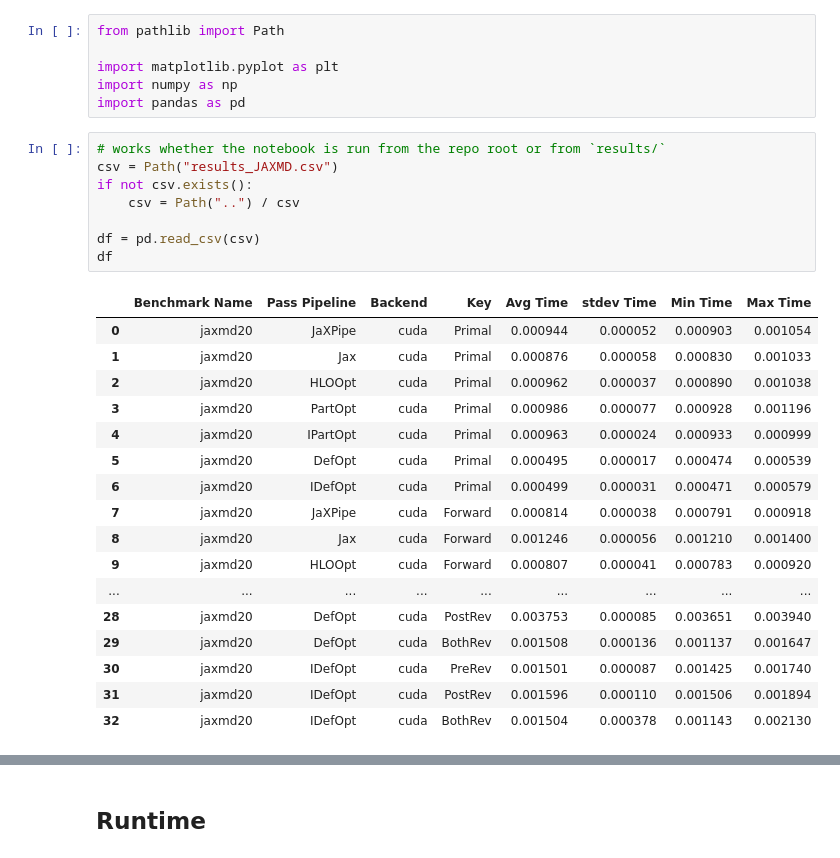
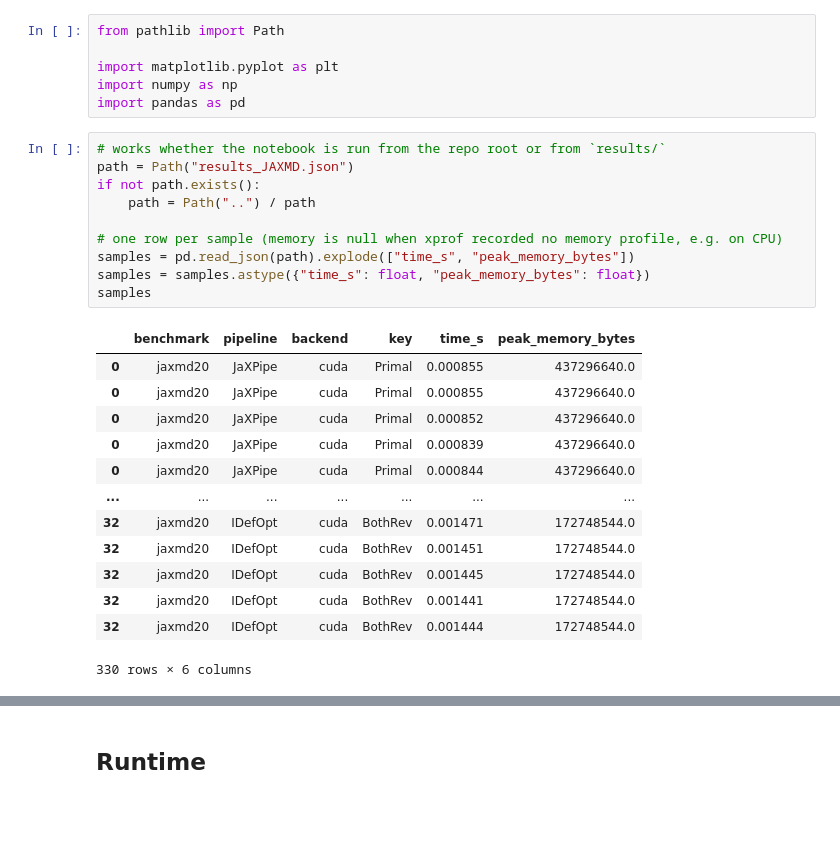
Before and after one commit to EnzymeAD/EnzymeMLIR-PPoPP27, a Jupyter notebook: results/plot-jaxmd.ipynb, the cells around one changed output, grey strips where cells are left out. Cells and saved outputs as stored; diff of their text form; blank space fills up the shorter version.

```diff
--- a/results/plot-jaxmd.ipynb
+++ b/results/plot-jaxmd.ipynb
@@ -10,27 +10,25 @@ import numpy as np
 import pandas as pd
 # %%
 # works whether the notebook is run from the repo root or from `results/`
-csv = Path("results_JAXMD.csv")
-if not csv.exists():
-    csv = Path("..") / csv
+path = Path("results_JAXMD.json")
+if not path.exists():
+    path = Path("..") / path
 
-df = pd.read_csv(csv)
-df
+# one row per sample (memory is null when xprof recorded no memory profile, e.g. on CPU)
+samples = pd.read_json(path).explode(["time_s", "peak_memory_bytes"])
+samples = samples.astype({"time_s": float, "peak_memory_bytes": float})
+samples
 # %% [output]
-|  | Benchmark Name | Pass Pipeline | Backend | Key | Avg Time | stdev Time | Min Time | Max Time |
-| 0 | jaxmd20 | JaXPipe | cuda | Primal | 0.000944 | 0.000052 | 0.000903 | 0.001054 |
-| 1 | jaxmd20 | Jax | cuda | Primal | 0.000876 | 0.000058 | 0.000830 | 0.001033 |
-| 2 | jaxmd20 | HLOOpt | cuda | Primal | 0.000962 | 0.000037 | 0.000890 | 0.001038 |
-| 3 | jaxmd20 | PartOpt | cuda | Primal | 0.000986 | 0.000077 | 0.000928 | 0.001196 |
-| 4 | jaxmd20 | IPartOpt | cuda | Primal | 0.000963 | 0.000024 | 0.000933 | 0.000999 |
-| 5 | jaxmd20 | DefOpt | cuda | Primal | 0.000495 | 0.000017 | 0.000474 | 0.000539 |
-| 6 | jaxmd20 | IDefOpt | cuda | Primal | 0.000499 | 0.000031 | 0.000471 | 0.000579 |
-| 7 | jaxmd20 | JaXPipe | cuda | Forward | 0.000814 | 0.000038 | 0.000791 | 0.000918 |
-| 8 | jaxmd20 | Jax | cuda | Forward | 0.001246 | 0.000056 | 0.001210 | 0.001400 |
-| 9 | jaxmd20 | HLOOpt | cuda | Forward | 0.000807 | 0.000041 | 0.000783 | 0.000920 |
-| ... | ... | ... | ... | ... | ... | ... | ... | ... |
-| 28 | jaxmd20 | DefOpt | cuda | PostRev | 0.003753 | 0.000085 | 0.003651 | 0.003940 |
-| 29 | jaxmd20 | DefOpt | cuda | BothRev | 0.001508 | 0.000136 | 0.001137 | 0.001647 |
-| 30 | jaxmd20 | IDefOpt | cuda | PreRev | 0.001501 | 0.000087 | 0.001425 | 0.001740 |
-| 31 | jaxmd20 | IDefOpt | cuda | PostRev | 0.001596 | 0.000110 | 0.001506 | 0.001894 |
-| 32 | jaxmd20 | IDefOpt | cuda | BothRev | 0.001504 | 0.000378 | 0.001143 | 0.002130 |
+|  | benchmark | pipeline | backend | key | time_s | peak_memory_bytes |
+| 0 | jaxmd20 | JaXPipe | cuda | Primal | 0.000855 | 437296640.0 |
+| 0 | jaxmd20 | JaXPipe | cuda | Primal | 0.000855 | 437296640.0 |
+| 0 | jaxmd20 | JaXPipe | cuda | Primal | 0.000852 | 437296640.0 |
+| 0 | jaxmd20 | JaXPipe | cuda | Primal | 0.000839 | 437296640.0 |
+| 0 | jaxmd20 | JaXPipe | cuda | Primal | 0.000844 | 437296640.0 |
+| ... | ... | ... | ... | ... | ... | ... |
+| 32 | jaxmd20 | IDefOpt | cuda | BothRev | 0.001471 | 172748544.0 |
+| 32 | jaxmd20 | IDefOpt | cuda | BothRev | 0.001451 | 172748544.0 |
+| 32 | jaxmd20 | IDefOpt | cuda | BothRev | 0.001445 | 172748544.0 |
+| 32 | jaxmd20 | IDefOpt | cuda | BothRev | 0.001441 | 172748544.0 |
+| 32 | jaxmd20 | IDefOpt | cuda | BothRev | 0.001444 | 172748544.0 |
+330 rows × 6 columns
```
Also changed, not shown: parts of 9 cells of this notebook, 4 other files.
